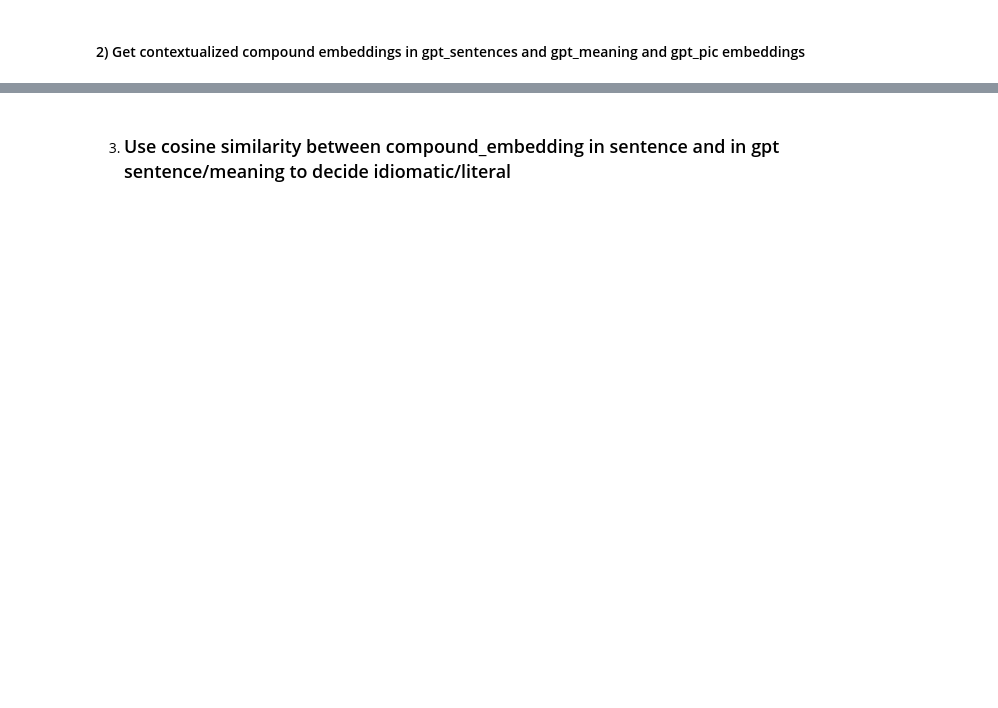
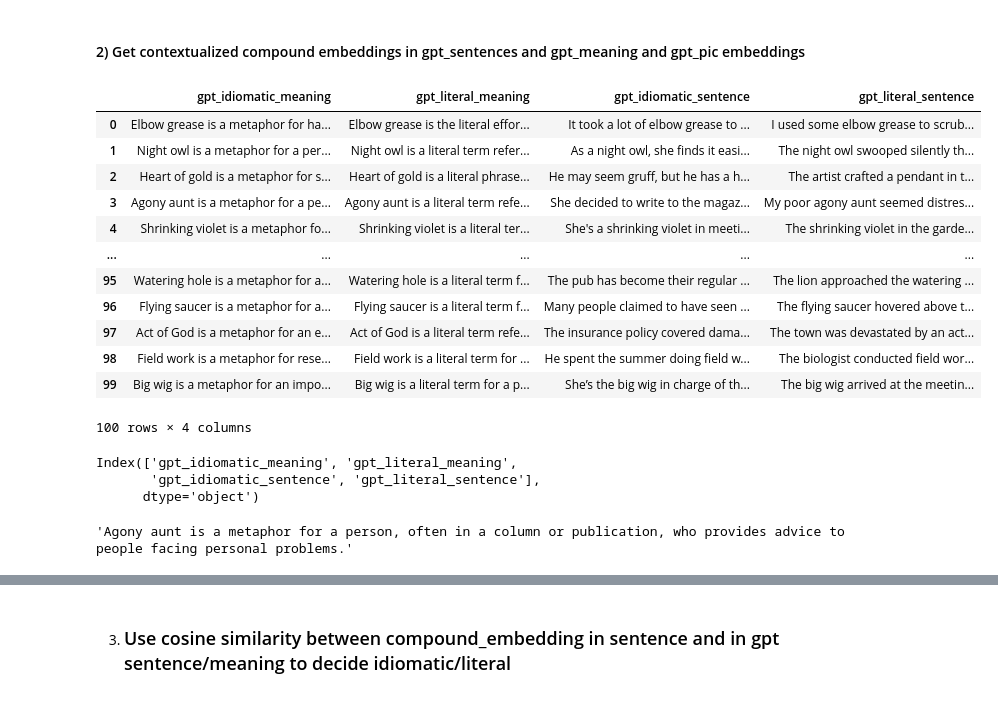
Before and after one commit to ViLoh99/transformer-semeval25, a Jupyter notebook: subtaskA_BERT_embeddings.ipynb, the cells around one changed output, grey strips where cells are left out. Cells and saved outputs as stored; diff of their text form; code cells hidden in the pictures; blank space fills up the shorter version.

```diff
--- a/subtaskA_BERT_embeddings.ipynb
+++ b/subtaskA_BERT_embeddings.ipynb
@@ -10,11 +10,11 @@ import ast
 
 import pandas as pd
 
-
-dataA_train = pd.read_csv("subtask_a_train.tsv", sep='\t')
+dataDirectory = "./data/"
+dataA_train = pd.read_csv(dataDirectory + "subtask_a_train.tsv", sep='\t')
 dataA_train['expected_order'] = dataA_train['expected_order'].apply(ast.literal_eval)
-dataA_dev = pd.read_csv("subtask_a_dev.tsv", sep='\t')
-dataA_test = pd.read_csv("subtask_a_test.tsv", sep='\t')
+dataA_dev = pd.read_csv(dataDirectory + "subtask_a_dev.tsv", sep='\t')
+dataA_test = pd.read_csv(dataDirectory +"subtask_a_test.tsv", sep='\t')
 
 dataA = pd.concat([dataA_train,dataA_dev,dataA_test])
 # reset index
@@ -337,21 +502,41 @@ for method in compound_methods:
 # %%
 # read chatGPT data from csv
 
-data_chatGPT_train = pd.read_csv("chatGPTNew_train.csv")
-data_chatGPT_dev = pd.read_csv("chatGPTNew_dev.csv")
-data_chatGPT_test = pd.read_csv("chatGPTNew_test.csv")
+data_chatGPT_train = pd.read_csv(dataDirectory + "chatGPTNew_train.csv")
+data_chatGPT_dev = pd.read_csv(dataDirectory + "chatGPTNew_dev.csv")
+data_chatGPT_test = pd.read_csv(dataDirectory + "chatGPTNew_test.csv")
 data_chatGPT = pd.concat([data_chatGPT_train,data_chatGPT_dev,data_chatGPT_test])
 
 data_chatGPT = data_chatGPT.reset_index(drop=True)
 
 
 # rename each column with "gpt_" in front of the column name
 data_chatGPT.rename(columns=lambda x: 'gpt_' + x, inplace=True)
 data_chatGPT
+# %% [output]
+|  | gpt_idiomatic_meaning | gpt_literal_meaning | gpt_idiomatic_sentence | gpt_literal_sentence |
+| 0 | Elbow grease is a metaphor for ha... | Elbow grease is the literal effor... | It took a lot of elbow grease to ... | I used some elbow grease to scrub... |
+| 1 | Night owl is a metaphor for a per... | Night owl is a literal term refer... | As a night owl, she finds it easi... | The night owl swooped silently th... |
+| 2 | Heart of gold is a metaphor for s... | Heart of gold is a literal phrase... | He may seem gruff, but he has a h... | The artist crafted a pendant in t... |
+| 3 | Agony aunt is a metaphor for a pe... | Agony aunt is a literal term refe... | She decided to write to the magaz... | My poor agony aunt seemed distres... |
+| 4 | Shrinking violet is a metaphor fo... | Shrinking violet is a literal ter... | She's a shrinking violet in meeti... | The shrinking violet in the garde... |
+| ... | ... | ... | ... | ... |
+| 95 | Watering hole is a metaphor for a... | Watering hole is a literal term f... | The pub has become their regular ... | The lion approached the watering ... |
+| 96 | Flying saucer is a metaphor for a... | Flying saucer is a literal term f... | Many people claimed to have seen ... | The flying saucer hovered above t... |
+| 97 | Act of God is a metaphor for an e... | Act of God is a literal term refe... | The insurance policy covered dama... | The town was devastated by an act... |
+| 98 | Field work is a metaphor for rese... | Field work is a literal term for ... | He spent the summer doing field w... | The biologist conducted field wor... |
+| 99 | Big wig is a metaphor for an impo... | Big wig is a literal term for a p... | She’s the big wig in charge of th... | The big wig arrived at the meetin... |
+100 rows × 4 columns
 # %%
 data_chatGPT.columns
+# %% [output]
+Index(['gpt_idiomatic_meaning', 'gpt_literal_meaning',
+       'gpt_idiomatic_sentence', 'gpt_literal_sentence'],
+      dtype='object')
 # %%
 data_chatGPT["gpt_idiomatic_meaning"][3]
+# %% [output]
+'Agony aunt is a metaphor for a person, often in a column or publication, who provides advice to people facing personal problems.'
 # %%
 data_chatGPT["compound"] = [None for i in range(len(data_chatGPT))]
 for i in range(len(data_chatGPT)):
```
Also changed, not shown: parts of 49 cells of this notebook, 1 other file.
